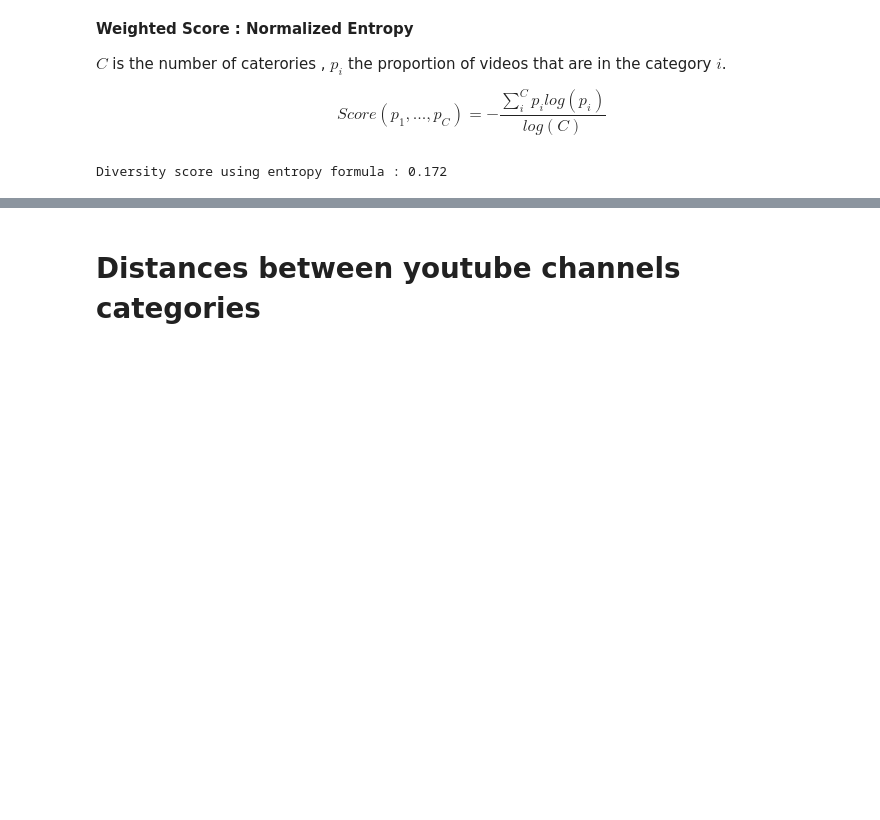
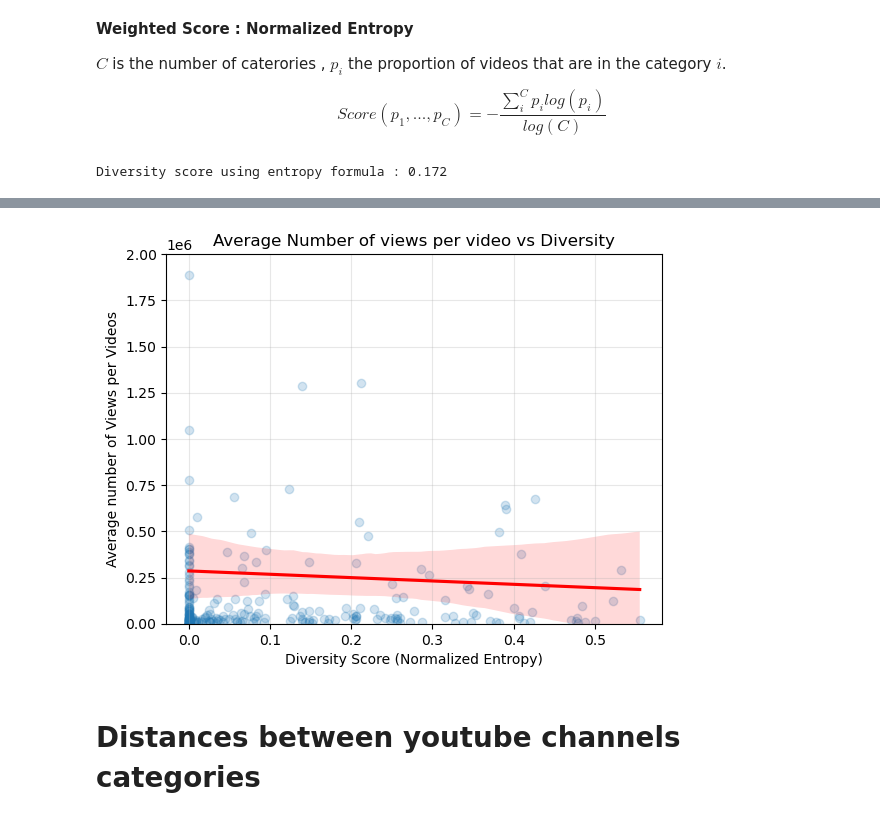
Before and after one commit to QPM777/Youtube_Data_Analysis, a Jupyter notebook: metadata_exploration.ipynb, the cells around one changed output, grey strips where cells are left out. Cells and saved outputs as stored; diff of their text form; code cells hidden in the pictures; blank space fills up the shorter version.

```diff
--- a/metadata_exploration.ipynb
+++ b/metadata_exploration.ipynb
@@ -431,4 +386,41 @@ Passing `palette` without assigning `hue` is deprecated and will be removed in v
 [figure]
+# %%
+# returns the dictionnary associatin channel_id with the average number of vues in videos
+def get_mean_vues_per_video_dict(df, dict):
+
+    dictionnary = {channel_id : [0, 0] for channel_id in dict.keys()}
+
+    for index in range(len(df)):
+        dictionnary[df.iloc[index]['channel_id']][0] += df.iloc[index]['view_count']
+        dictionnary[df.iloc[index]['channel_id']][1] += 1
+
+    return {key : value[0]/value[1] for key, value in dictionnary.items()}
+
+# Function that display the graph of the average number of views for each video of a channel vs the weighted diversity score
+def plot_views_vs_diversity(df, dict):
+
+    channel_id_list = dict.keys()
+
+    diversity_scores = [get_weighted_diversity_score(dict, channel_id) for channel_id in channel_id_list]
+
+    mean_vues_dict = get_mean_vues_per_video_dict(df, dict)
+    vues_per_channels = [mean_vues_dict[channel_id] for channel_id in channel_id_list]
+
+    # Création du nuage de points avec transparence
+    plt.scatter(diversity_scores, vues_per_channels, alpha=0.2)
+
+    # Ajout de la régression linéaire avec Seaborn
+    sns.regplot(x=diversity_scores, y=vues_per_channels, scatter=False, color='red', line_kws={"color": "red"})
+    plt.grid(alpha=0.3)
+    plt.ylim(0, 0.2 * 1e7)
+    plt.xlabel("Diversity Score (Normalized Entropy)")
+    plt.ylabel("Average number of Views per Videos")
+    plt.title("Average Number of views per video vs Diversity")
+    plt.show()
+
+plot_views_vs_diversity(df, dict)
+# %% [output]
+[figure, added]
 # %% [markdown]
 # Distances between youtube channels categories
 # %% [markdown]
```
Also changed, not shown: parts of 20 cells of this notebook.
